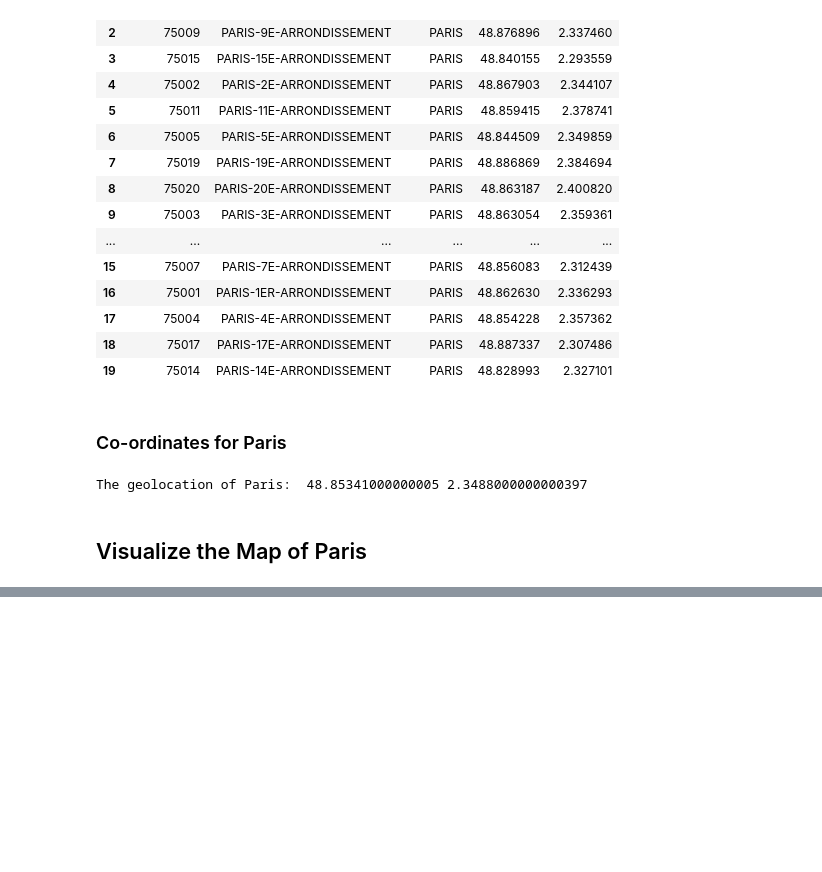
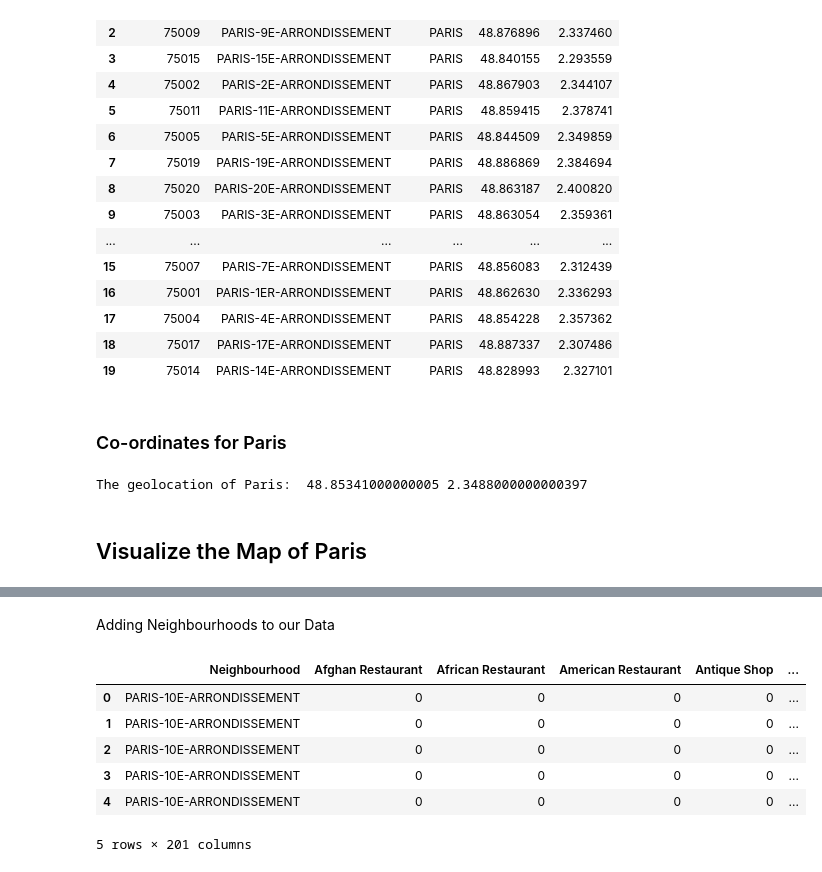
Before and after one commit to Thomas-George-T/A-Tale-of-Two-Cities, a Jupyter notebook: Tale_of_Two_Cities_A_Data_Science_Take.ipynb, the cells around one changed output, grey strips where cells are left out. Saved outputs shown, nothing was run; the diff lists cells and outputs as text; code cells hidden in the pictures; blank space fills up the shorter version.

```diff
--- a/Tale_of_Two_Cities_A_Data_Science_Take.ipynb
+++ b/Tale_of_Two_Cities_A_Data_Science_Take.ipynb
@@ -983,0 +1076,18 @@ map_Paris
+# %% [markdown]
+Adding Neighbourhoods to our Data
+# %%
+Paris_venue_cat['Neighbourhood'] = venues_in_Paris['Neighbourhood']
+
+# moving neighborhood column to the first column
+fixed_columns = [Paris_venue_cat.columns[-1]] + list(Paris_venue_cat.columns[:-1])
+Paris_venue_cat = Paris_venue_cat[fixed_columns]
+
+Paris_venue_cat.head()
+# %% [output]
+|  | Neighbourhood | Afghan Restaurant | African Restaurant | American Restaurant | Antique Shop | ... |
+| 0 | PARIS-10E-ARRONDISSEMENT | 0 | 0 | 0 | 0 | ... |
+| 1 | PARIS-10E-ARRONDISSEMENT | 0 | 0 | 0 | 0 | ... |
+| 2 | PARIS-10E-ARRONDISSEMENT | 0 | 0 | 0 | 0 | ... |
+| 3 | PARIS-10E-ARRONDISSEMENT | 0 | 0 | 0 | 0 | ... |
+| 4 | PARIS-10E-ARRONDISSEMENT | 0 | 0 | 0 | 0 | ... |
+5 rows × 201 columns
```
Also changed, not shown: parts of 20 cells of this notebook.
